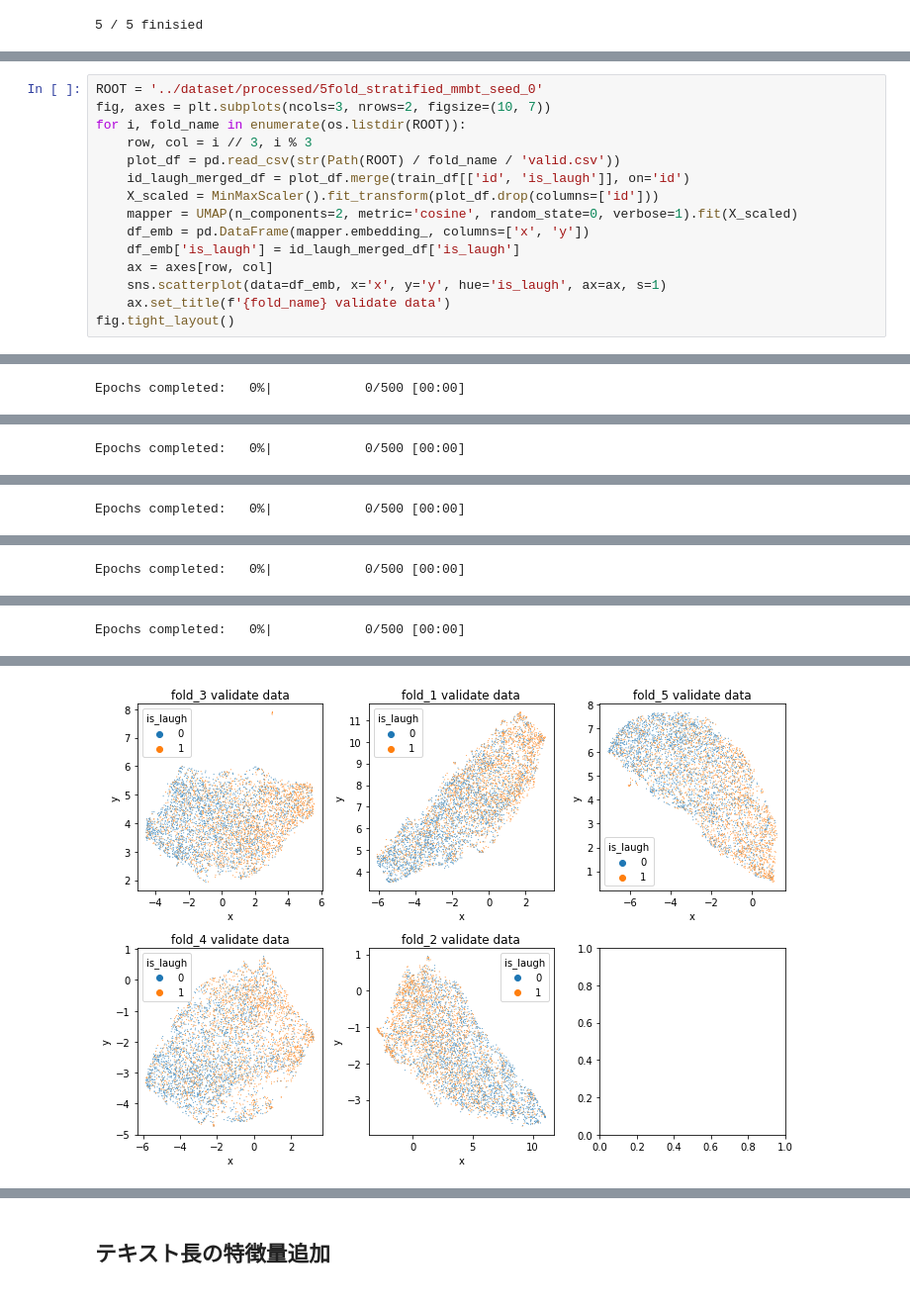
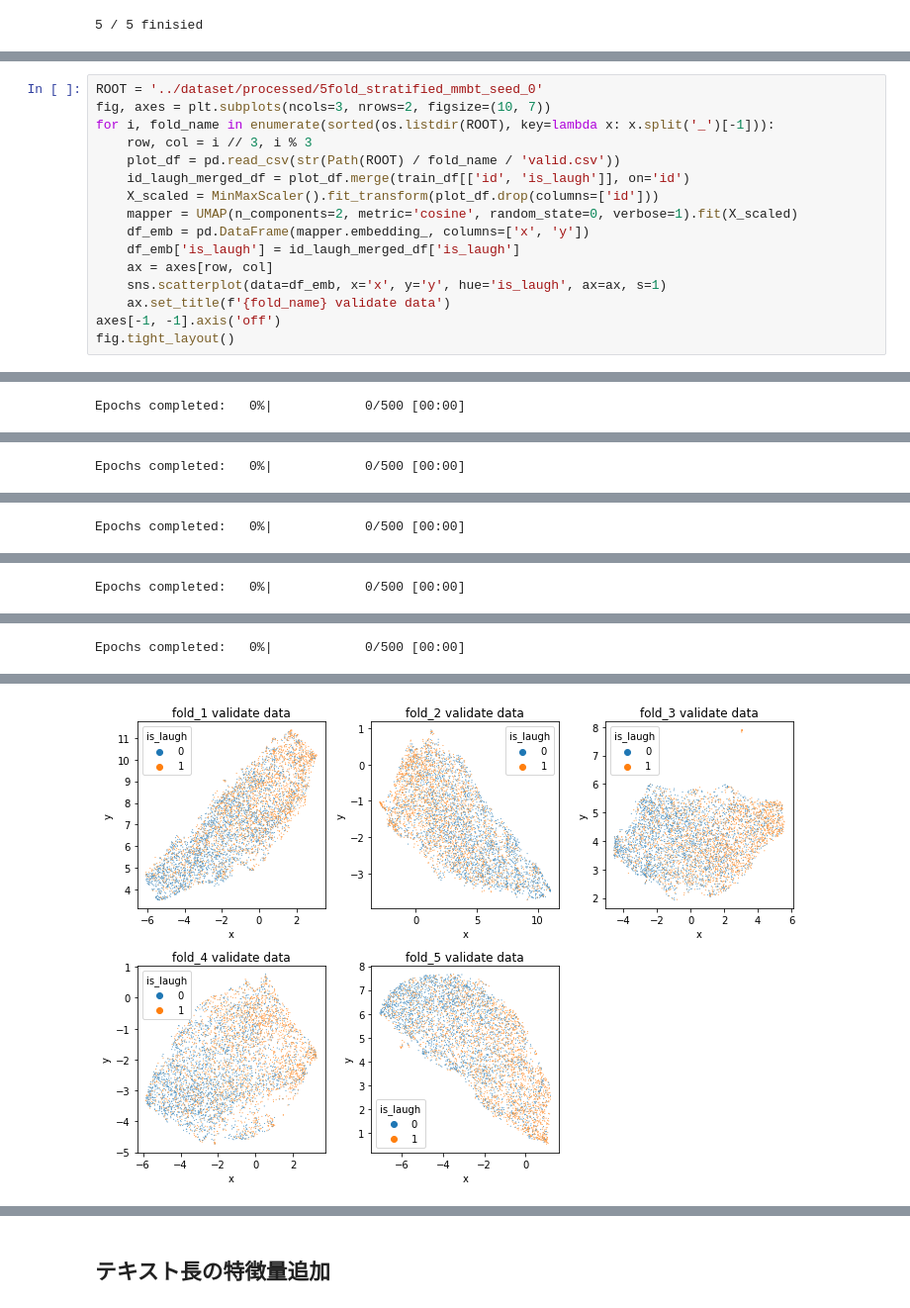
Before and after one commit to ryota0051/boke-ai, a Jupyter notebook: notebooks/2.1 extract_feature.ipynb, the cells around one changed output, grey strips where cells are left out. Shown at 99% size. Drawn from its saved outputs; the diff is of its cells as text.

```diff
--- a/notebooks/2.1 extract_feature.ipynb
+++ b/notebooks/2.1 extract_feature.ipynb
@@ -262,7 +201,7 @@ test_vector_df.to_csv(str(DST_ROOT / 'test_mmbt_vector_mean.csv'), index=False)
 # %%
 ROOT = '../dataset/processed/5fold_stratified_mmbt_seed_0'
 fig, axes = plt.subplots(ncols=3, nrows=2, figsize=(10, 7))
-for i, fold_name in enumerate(os.listdir(ROOT)):
+for i, fold_name in enumerate(sorted(os.listdir(ROOT), key=lambda x: x.split('_')[-1])):
     row, col = i // 3, i % 3
     plot_df = pd.read_csv(str(Path(ROOT) / fold_name / 'valid.csv'))
     id_laugh_merged_df = plot_df.merge(train_df[['id', 'is_laugh']], on='id')
@@ -273,6 +212,7 @@ for i, fold_name in enumerate(os.listdir(ROOT)):
     ax = axes[row, col]
     sns.scatterplot(data=df_emb, x='x', y='y', hue='is_laugh', ax=ax, s=1)
     ax.set_title(f'{fold_name} validate data')
+axes[-1, -1].axis('off')
 fig.tight_layout()
 # %% [output]
 UMAP(angular_rp_forest=True, metric='cosine', random_state=0, verbose=1)
@@ -353 +293 @@ Sun Oct  2 22:39:46 2022 Finished embedding
-[figure, old version]
+[figure, new version]
```
Also changed, not shown: parts of 7 cells of this notebook.
